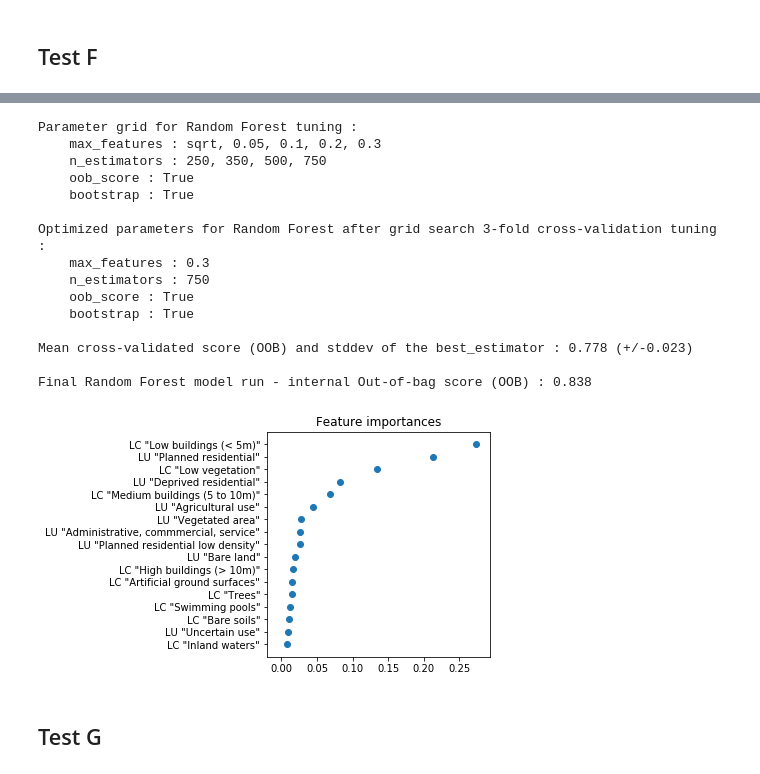
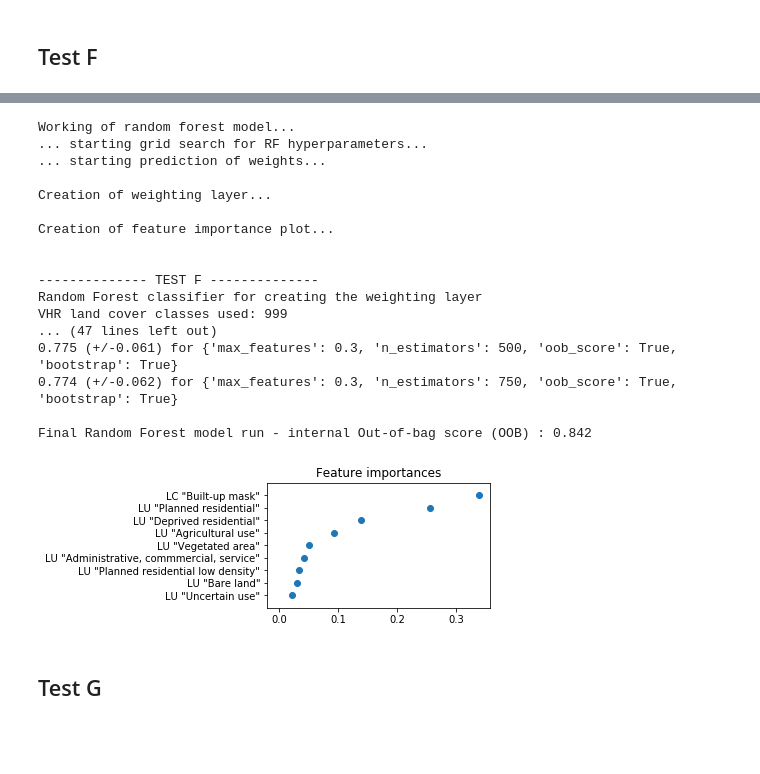
Before and after one commit to tgrippa/Dasymetric_mapping_using_GRASSGIS, a Jupyter notebook: notebooks/2_Processing.ipynb, the cells around one changed output, grey strips where cells are left out. Drawn from its saved outputs; the diff is of its cells as text; code cells hidden in the pictures; blank space fills up the shorter version.

Commit message:
ongoing developement in the notebooks

```diff
--- a/notebooks/2_Processing.ipynb
+++ b/notebooks/2_Processing.ipynb
@@ -725,19 +506,13 @@ test = 'F'
-# %%
-# Name of the weighting layer to produce
-output_weighting_layer = "Test_%s_weight"%test
-# Path to the folder where to save outputs
-outputfolder = "/media/tais/My_Book_1/MAUPP/Traitement/Population_modelling_dasymetry/Results/Dakar/Random_Forest/Test_%s"%test
-# Name of plot with feature importance (without file extension)
-plot_name = "RF_feature_importance"
-# Generate paths for output of the test
-path_plot = os.path.join(outputfolder,plot_name)
 # %%
+# Name of test
+test = 'F'
+
 # Define classes of each input layer to be used in the test (lists of values)
-lc_classes = lc_classes_list  # land cover layer
+lc_classes = ['999']  # land cover layer
 lu_classes = lu_classes_list  # land use layer
 mr_classes = []  # medium resolution built-up layer
+
+# Name of layer that will be use to force weights to zero if absence of a built-up class
+layer_to_mask_weights = Land_cover
+# Value of built-up classes in the 'layer_to_mask_weights' layer (list)
+built_up_pixels = ['999']
-# %%
-# Name of layer that will be use to force weights to zero if absence of a built-up class
-layer_to_mask_weights = Land_cover
-# Value of built-up classes in the 'layer_to_mask_weights' layer (list)
-built_up_pixels = ['111','112','113']
@@ -753,9 +518,0 @@ from rf_model import RandomForest
-# %%
-message = "-------------- TEST %s --------------\n"%test
-message += "Random Forest classifier for creating the weighting layer\n"
-message += "VHR land cover classes used: %s \n"%(", ".join(lc_classes) if len(lc_classes)>0 else 'None')
-message += "VHR land use classes used: %s \n"%(", ".join(lu_classes) if len(lu_classes)>0 else 'None')
-message += "MR built-up classe used: %s \n"%(", ".join(mr_classes) if len(mr_classes)>0 else 'None')
-message += "Layer '%s' used to force zero weights when proportion of class '%s' is null\n"%(layer_to_mask_weights, "', '".join(built_up_pixels))
-print message
-log_text+=message+'\n'
@@ -769,22 +519,27 @@ Layer 'landcover' used to force zero weights when proportion of class '111', '11
 # %%
 # Run the random forest model
-RandomForest(output_weighting_layer,gridded_vector.split("@")[0],'cat', lc_classes, lu_classes, mr_classes)
+function_log = RandomForest(output_weighting_layer,gridded_vector.split("@")[0],
+                            'cat', lc_classes, lu_classes, mr_classes,
+                            layer_to_mask_weights, built_up_pixels, test)
+log_text+=function_log+'\n'  # Save the function log in the whole log of the notebook
 # %% [output]
-Parameter grid for Random Forest tuning :
-    max_features : sqrt, 0.05, 0.1, 0.2, 0.3
-    n_estimators : 250, 350, 500, 750
-    oob_score : True
-    bootstrap : True
+Working of random forest model...
+... starting grid search for RF hyperparameters...
+... starting prediction of weights...
 
-Optimized parameters for Random Forest after grid search 3-fold cross-validation tuning :
-    max_features : 0.3
-    n_estimators : 750
-    oob_score : True
-    bootstrap : True
+Creation of weighting layer...
 
-Mean cross-validated score (OOB) and stddev of the best_estimator : 0.778 (+/-0.023)
+Creation of feature importance plot...
 
-Final Random Forest model run - internal Out-of-bag score (OOB) : 0.838
+
+-------------- TEST F --------------
+Random Forest classifier for creating the weighting layer
+VHR land cover classes used: 999
+... (47 lines left out)
+0.775 (+/-0.061) for {'max_features': 0.3, 'n_estimators': 500, 'oob_score': True, 'bootstrap': True}
+0.774 (+/-0.062) for {'max_features': 0.3, 'n_estimators': 750, 'oob_score': True, 'bootstrap': True}
+
+Final Random Forest model run - internal Out-of-bag score (OOB) : 0.842
-[figure, old version]
+[figure, new version]
 # %% [markdown]
 ## Test G
```
Also changed, not shown: parts of 122 cells of this notebook.
